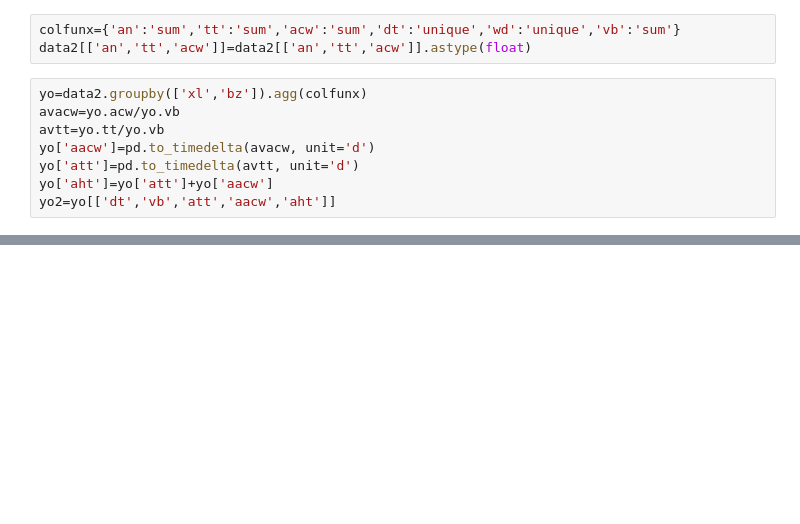
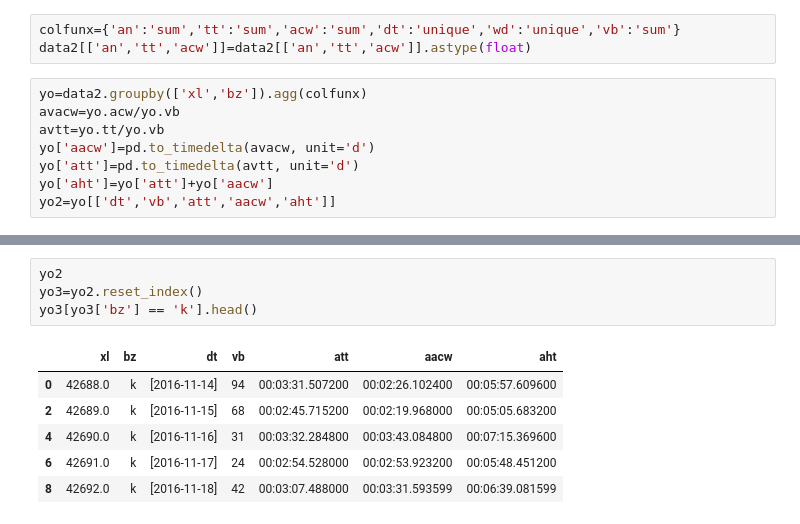
Before and after one commit to gestos/keuch, a Jupyter notebook: code_box/pyt/spreadsheetparsing/entwuerfe/Zeiten_Groupby_Kern_Neben.ipynb, the cells around one changed output, grey strips where cells are left out. Drawn from its saved outputs; the diff is of its cells as text; blank space fills up the shorter version.

```diff
--- a/code_box/pyt/spreadsheetparsing/entwuerfe/Zeiten_Groupby_Kern_Neben.ipynb
+++ b/code_box/pyt/spreadsheetparsing/entwuerfe/Zeiten_Groupby_Kern_Neben.ipynb
@@ -56,0 +53,11 @@ SyntaxError: invalid syntax (<ipython-input-176-6480cf0313e1>, line 1)
+# %%
+yo2
+yo3=yo2.reset_index()
+yo3[yo3['bz'] == 'k'].head()
+# %% [output]
+|  | xl | bz | dt | vb | att | aacw | aht |
+| 0 | 42688.0 | k | [2016-11-14] | 94 | 00:03:31.507200 | 00:02:26.102400 | 00:05:57.609600 |
+| 2 | 42689.0 | k | [2016-11-15] | 68 | 00:02:45.715200 | 00:02:19.968000 | 00:05:05.683200 |
+| 4 | 42690.0 | k | [2016-11-16] | 31 | 00:03:32.284800 | 00:03:43.084800 | 00:07:15.369600 |
+| 6 | 42691.0 | k | [2016-11-17] | 24 | 00:02:54.528000 | 00:02:53.923200 | 00:05:48.451200 |
+| 8 | 42692.0 | k | [2016-11-18] | 42 | 00:03:07.488000 | 00:03:31.593599 | 00:06:39.081599 |
```
Also changed, not shown: parts of 4 cells of this notebook, 7 other files.
